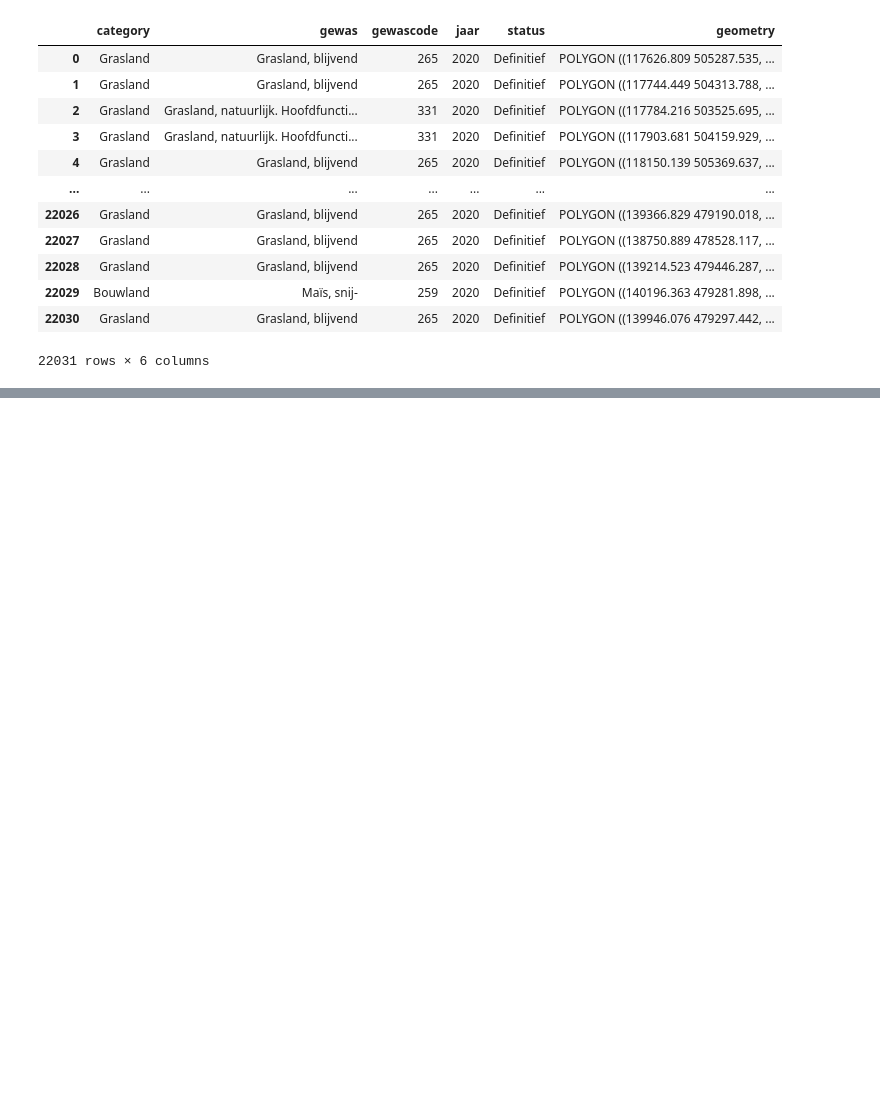
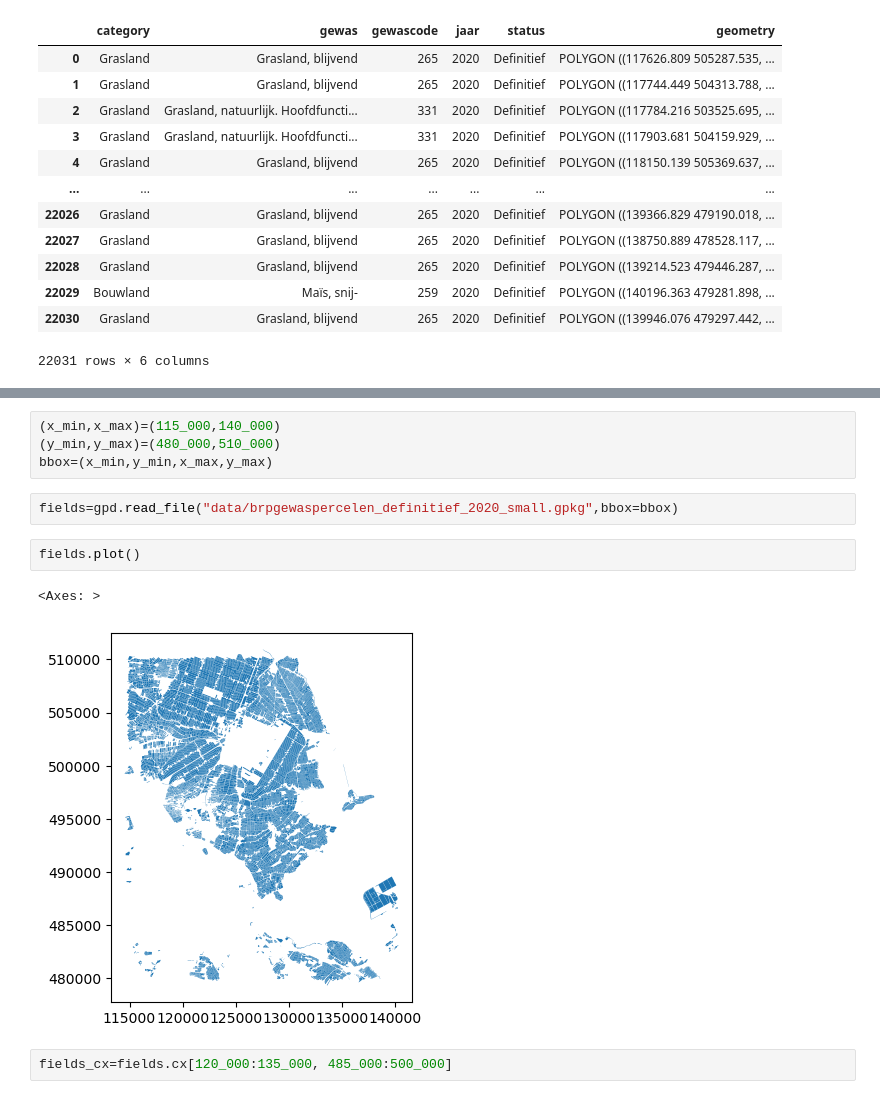
Before and after one commit to Pirouz-Nourian/geospatialpython, a Jupyter notebook: 03_vector_data.ipynb, the cells around one changed output, grey strips where cells are left out. Drawn from its saved outputs; the diff is of its cells as text; blank space fills up the shorter version.

```diff
--- a/03_vector_data.ipynb
+++ b/03_vector_data.ipynb
@@ -20,0 +49,13 @@ fields
+# %%
+(x_min,x_max)=(115_000,140_000)
+(y_min,y_max)=(480_000,510_000)
+bbox=(x_min,y_min,x_max,y_max)
+# %%
+fields=gpd.read_file("data/brpgewaspercelen_definitief_2020_small.gpkg",bbox=bbox)
+# %%
+fields.plot()
+# %% [output]
+<Axes: >
+[figure, added]
+# %%
+fields_cx=fields.cx[120_000:135_000, 485_000:500_000]
```
Also changed, not shown: parts of 8 cells of this notebook, 1 other file.
